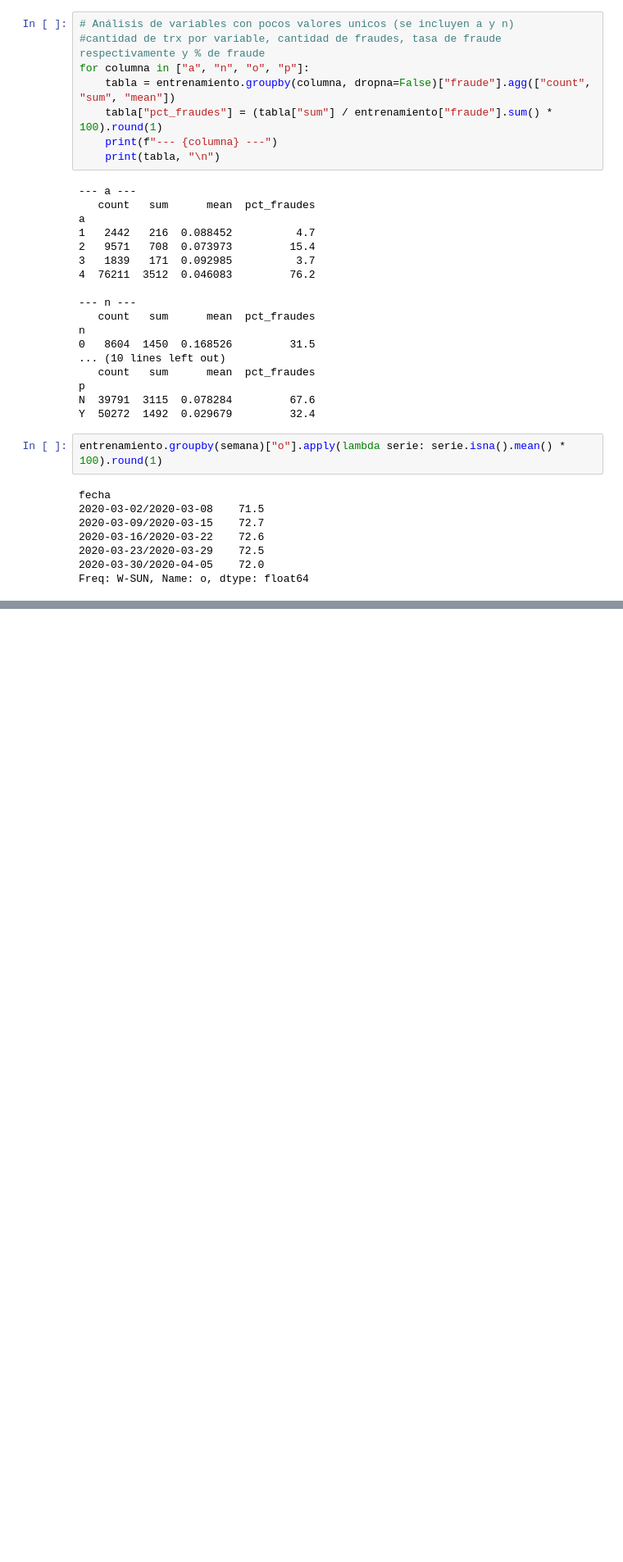
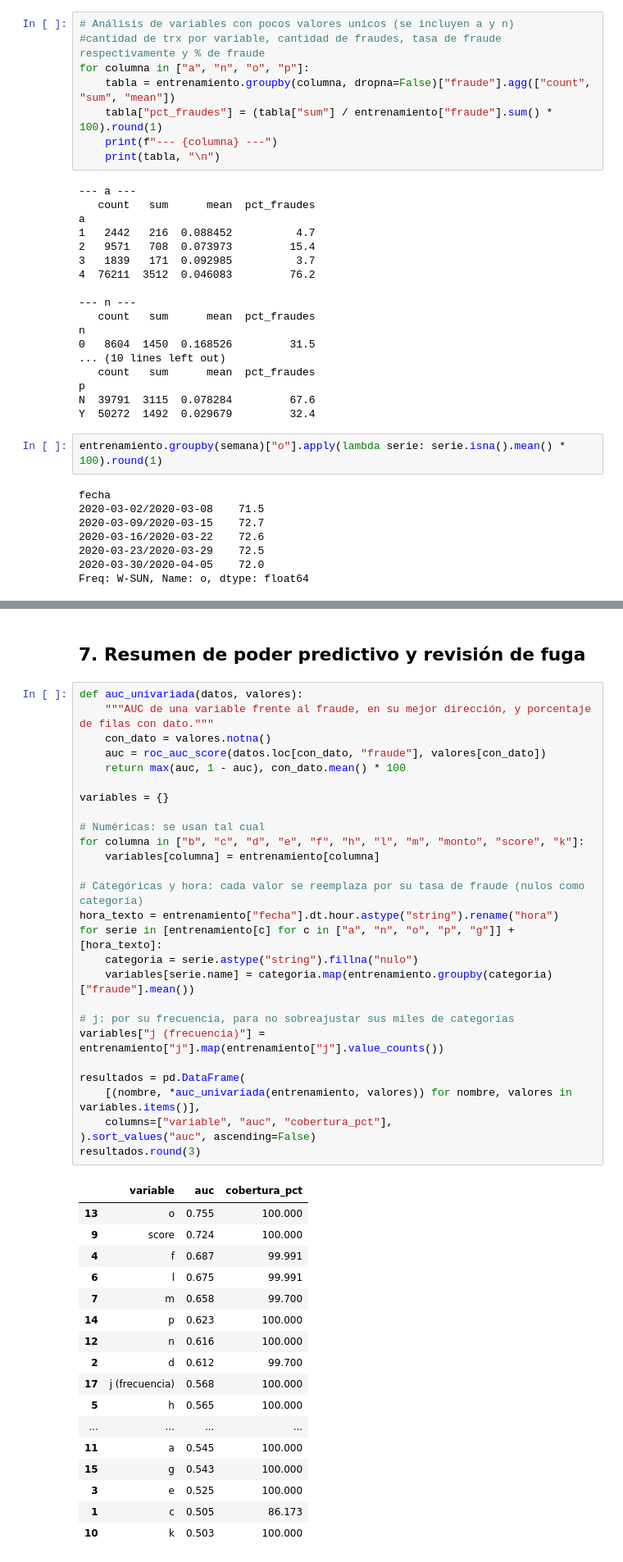
Before and after one commit to joavillalobosca25/meli-fraud-challenge, a Jupyter notebook: notebooks/02_EDA.ipynb, the cells around one changed output, grey strips where cells are left out. Shown at 82% size. Cells and saved outputs as stored; diff of their text form; blank space fills up the shorter version.

```diff
--- a/notebooks/02_EDA.ipynb
+++ b/notebooks/02_EDA.ipynb
@@ -311,0 +476,47 @@ Freq: W-SUN, Name: o, dtype: float64
+# %% [markdown]
+## 7. Resumen de poder predictivo y revisión de fuga
+# %%
+def auc_univariada(datos, valores):
+    """AUC de una variable frente al fraude, en su mejor dirección, y porcentaje de filas con dato."""
+    con_dato = valores.notna()
+    auc = roc_auc_score(datos.loc[con_dato, "fraude"], valores[con_dato])
+    return max(auc, 1 - auc), con_dato.mean() * 100
+
+variables = {}
+
+# Numéricas: se usan tal cual
+for columna in ["b", "c", "d", "e", "f", "h", "l", "m", "monto", "score", "k"]:
+    variables[columna] = entrenamiento[columna]
+
+# Categóricas y hora: cada valor se reemplaza por su tasa de fraude (nulos como categoría)
+hora_texto = entrenamiento["fecha"].dt.hour.astype("string").rename("hora")
+for serie in [entrenamiento[c] for c in ["a", "n", "o", "p", "g"]] + [hora_texto]:
+    categoria = serie.astype("string").fillna("nulo")
+    variables[serie.name] = categoria.map(entrenamiento.groupby(categoria)["fraude"].mean())
+
+# j: por su frecuencia, para no sobreajustar sus miles de categorías
+variables["j (frecuencia)"] = entrenamiento["j"].map(entrenamiento["j"].value_counts())
+
+resultados = pd.DataFrame(
+    [(nombre, *auc_univariada(entrenamiento, valores)) for nombre, valores in variables.items()],
+    columns=["variable", "auc", "cobertura_pct"],
+).sort_values("auc", ascending=False)
+resultados.round(3)
+# %% [output]
+|  | variable | auc | cobertura_pct |
+| 13 | o | 0.755 | 100.000 |
+| 9 | score | 0.724 | 100.000 |
+| 4 | f | 0.687 | 99.991 |
+| 6 | l | 0.675 | 99.991 |
+| 7 | m | 0.658 | 99.700 |
+| 14 | p | 0.623 | 100.000 |
+| 12 | n | 0.616 | 100.000 |
+| 2 | d | 0.612 | 99.700 |
+| 17 | j (frecuencia) | 0.568 | 100.000 |
+| 5 | h | 0.565 | 100.000 |
+| ... | ... | ... | ... |
+| 11 | a | 0.545 | 100.000 |
+| 15 | g | 0.543 | 100.000 |
+| 3 | e | 0.525 | 100.000 |
+| 1 | c | 0.505 | 86.173 |
+| 10 | k | 0.503 | 100.000 |
```
Also changed, not shown: parts of 13 cells of this notebook.
